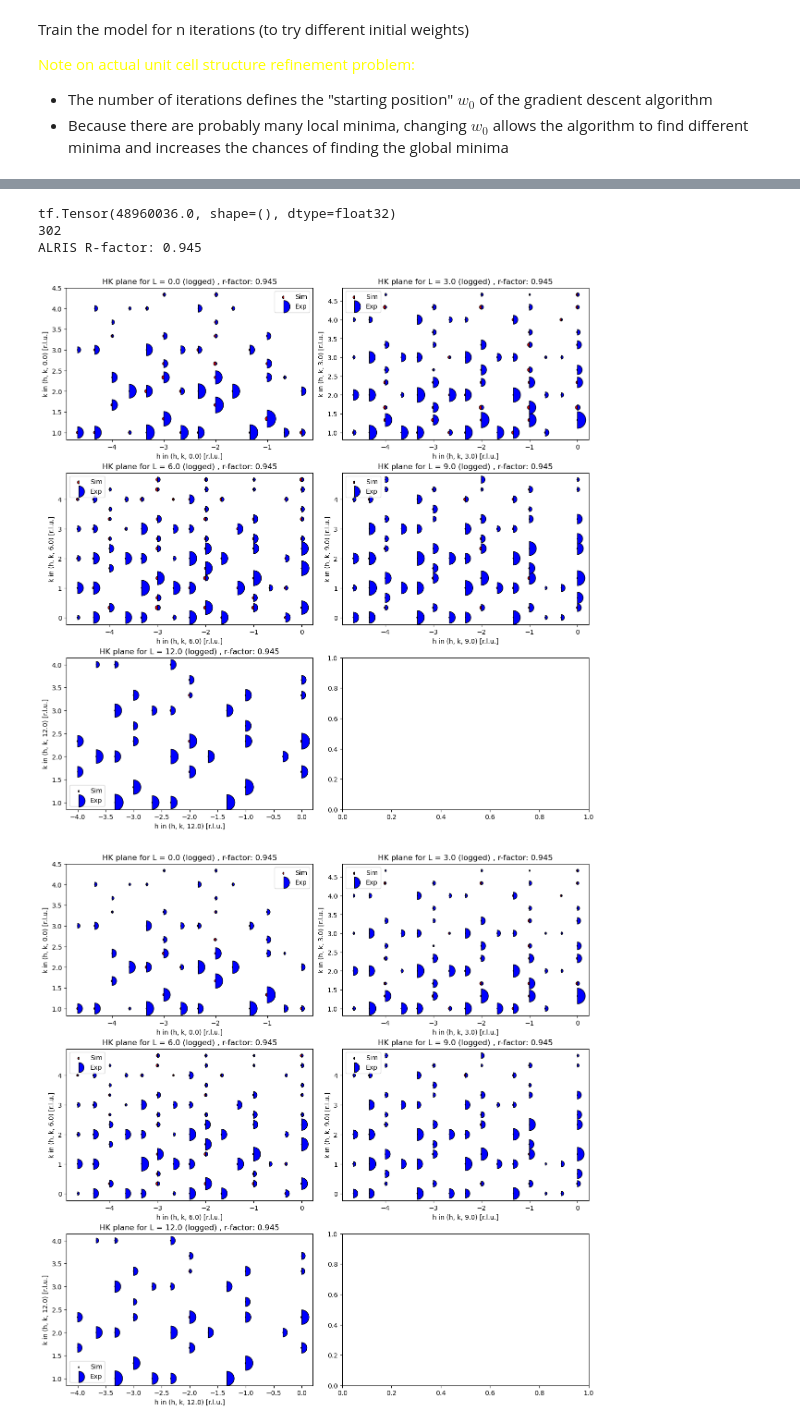
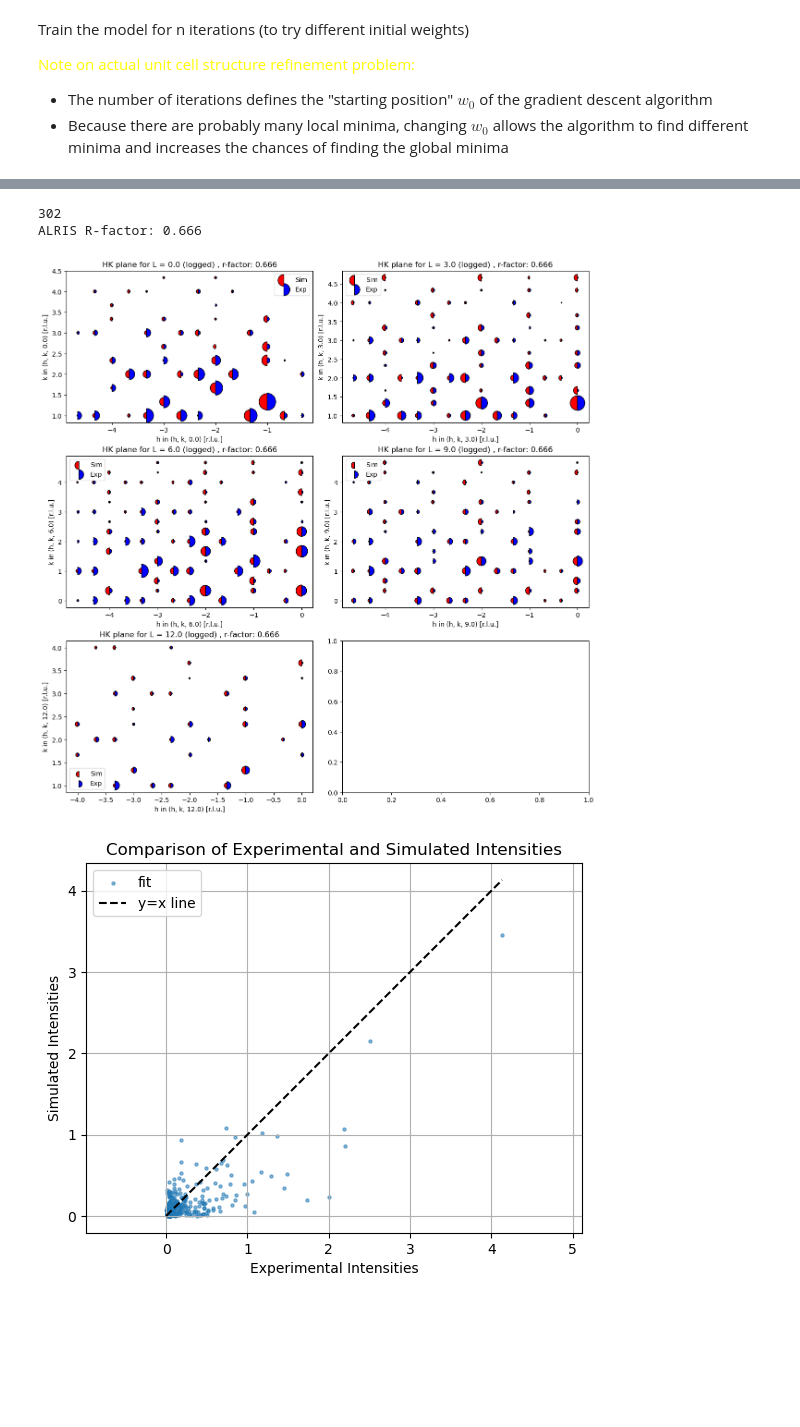
Before and after one commit to bleubreeymeow/alrisDistortionFit, a Jupyter notebook: PBCO/PBCO_1_3_inplane/P2/P2_gradient_descent.ipynb, the cells around one changed output, grey strips where cells are left out. Saved outputs shown, nothing was run; the diff lists cells and outputs as text; code cells hidden in the pictures; blank space fills up the shorter version.

```diff
--- a/PBCO/PBCO_1_3_inplane/P2/P2_gradient_descent.ipynb
+++ b/PBCO/PBCO_1_3_inplane/P2/P2_gradient_descent.ipynb
@@ -245,9 +246,10 @@ def fun_tf(hkl_list, pars, matrix):
 
     all_sim_intensity = intensity
     #sim_intensity = intensity / tf.reduce_max(intensity)  # Normalize to max intensity
-    print(tf.reduce_sum(all_sim_intensity))
 
-    all_sim_intensity = all_sim_intensity / tf.reduce_sum(all_sim_intensity) * 100
+
+    #all_sim_intensity = all_sim_intensity / tf.reduce_max(all_sim_intensity) * 10000
+    all_sim_intensity = all_sim_intensity / tf.reduce_sum(all_sim_intensity) * 10000
 
     # Extract only the intensities corresponding to the input hkl_list
     sim_intensity = tf.gather(all_sim_intensity, hkl_indices)
@@ -270,15 +272,19 @@ class FunAsLayer(tf.keras.layers.Layer):
         self.matrix = matrix
 
     def build(self, input_shape):
-        self.param = self.add_weight(name='param', shape=(mode_num,), initializer=tf.keras.initializers.RandomUniform(minval=-1, maxval=1, seed=1), trainable=True)
+        max_mode_amps = self.max_mode_amps
+        self.param = (self.add_weight(name='param', shape=(mode_num,), initializer=tf.keras.initializers.RandomNormal(mean=0.0, stddev=0.06, seed=1), trainable=True, constraint=lambda x: tf.clip_by_value(x, -max_mode_amps, max_mode_amps)))
+
         super().build(input_shape)
+        # self.param = tf.tanh(self.param)
 
     def call(self, inputs):
         # Apply tanh to ensure parameters stay within the [-1, 1] range then multiply by max_mode_amps so each parameter is scaled corresponding to the element in max_mode_amps
-        pretransform = tf.tanh(self.param)
-        transformed_params = pretransform * self.max_mode_amps  # Scale parameters
+        # param = tf.tanh(self.param)
+        transformed_params = self.param  # Scale parameters
 
         output = fun_tf(inputs, transformed_params , self.matrix)
+        print('output shape in call function:' , output.shape)
         return tf.reshape(output , [-1])  # Ensure output is 1D
 # %% [markdown]
 Create optimizer and define loss function
@@ -329,8 +335,8 @@ class WeightedMeanSquaredError(tf.keras.losses.Loss):
 
 # Define the custom metric function
 def r_factor_metric(y_true, y_pred):
-    labels = y_true
-    return tf.reduce_sum(tf.abs(labels - y_pred)) / tf.reduce_sum(tf.abs(labels))
+    y_true = tf.reshape(y_true, [-1])
+    return tf.reduce_sum(tf.abs(y_true - y_pred)) / tf.reduce_sum(tf.abs(y_true))
 # %% [markdown]
 Train the model for n iterations (to try different initial weights)
 
@@ -611,15 +589,16 @@ def plot_plane_sim_vs_exp_DIM3_no_bragg(ax, df, r_factor, l, norm_plane=False):
 # exp_data = pd.read_csv('C:/Users/User/Desktop/uzh_intern/alrisDistortionFit/PBCO/PBCO_1_3/raw_data/1_3_combined_peaks_300K_no_bragg.csv')
 
 exp_data = experimental_data.copy()
+exp_data['intensity_sim'] = fun_tf(features, best_model_pars, matrix).numpy()
 
 
-exp_data['intensity_sim'] = fun_tf(features, best_model_pars, matrix).numpy()
+normalised_exp_data = exp_data['intensity_exp'] / np.float32(149709.010190213) * 10000
+#normalised_exp_data = exp_data['intensity_exp']
+exp_data['normalised_exp'] = normalised_exp_data
+exp_data['intensity_exp_err'] = labels_err.numpy()
+
 r_factor = alris_r_factor(exp_data)
 print(f"ALRIS R-factor: {r_factor:.3f}")
-
-normalised_exp_data = exp_data['intensity_exp'] / np.sum(exp_data['intensity_exp']) * 100
-exp_data['normalised_intensity_exp'] = normalised_exp_data
-exp_data['intensity_exp_err'] = labels_err.numpy()
 
 l_values = [0.0, 3.0, 6.0, 9.0, 12.0]
 
@@ -629,44 +608,43 @@ fig, axs = plt.subplots(3, ncols, figsize=(6 * ncols, 12), constrained_layout=Tr
 axs = axs.flatten()
 
 for i, l in enumerate(l_values):
-    plot_plane_sim_vs_exp_DIM3(axs[i], exp_data, r_factor,l, norm_plane=True)
+    plot_plane_sim_vs_exp_DIM3(axs[i], exp_data, r_factor,l, norm_plane=False)
 
 plt.show()
 
-fig, axs = plt.subplots(3, ncols, figsize=(6 * ncols, 12), constrained_layout=True)
-axs = axs.flatten()
-for i, l in enumerate(l_values):
-    plot_plane_sim_vs_exp_DIM3_no_bragg(axs[i], exp_data, r_factor,l, norm_plane=True)
-plt.show()
+# fig, axs = plt.subplots(3, ncols, figsize=(6 * ncols, 12), constrained_layout=True)
+# axs = axs.flatten()
+# for i, l in enumerate(l_values):
+#     plot_plane_sim_vs_exp_DIM3_no_bragg(axs[i], exp_data, r_factor,l, norm_plane=False)
+# plt.show()
 
-normalised_exp = exp_data['intensity_exp']/np.sum(exp_data['intensity_exp']) * 100
+normalised_exp = exp_data['normalised_exp']
 
 x = np.linspace(0 ,max(normalised_exp), 100)
 y = x
 plt.scatter(normalised_exp, exp_data['intensity_sim'], s=5, alpha=0.5 , label='fit')
 plt.plot(x , y, color='black', linestyle='--', label='y=x line')
 plt.legend()
 plt.grid(True)
 plt.title('Comparison of Experimental and Simulated Intensities')
 plt.xlabel('Experimental Intensities')
 plt.ylabel('Simulated Intensities')
 plt.axis('equal')
 plt.show()
 
 
 #plot a historgram of the percentage difference in intensity between experimental and simulated
 percentage_diff = np.abs(normalised_exp - exp_data['intensity_sim']) / normalised_exp * 100
 exp_data['percentage_diff'] = percentage_diff
 plt.figure(figsize=(10, 6))
 plt.hist(percentage_diff, bins=np.linspace(-200 , 200 , 50), alpha=0.7, color='purple')
 plt.title('Histogram of Percentage Differences Between Experimental and Simulated Intensities')
 plt.xlabel('Percentage Difference (Experimental - Simulated)')
 plt.ylabel('Frequency')
 plt.grid(True)
 plt.show()
 # %% [output]
-tf.Tensor(48960036.0, shape=(), dtype=float32)
 302
-ALRIS R-factor: 0.945
+ALRIS R-factor: 0.666
-[figure, old version]
+[figure, new version]
-[figure, old version]
+[figure, new version]
```
Also changed, not shown: parts of 7 cells of this notebook, 2 other files.
